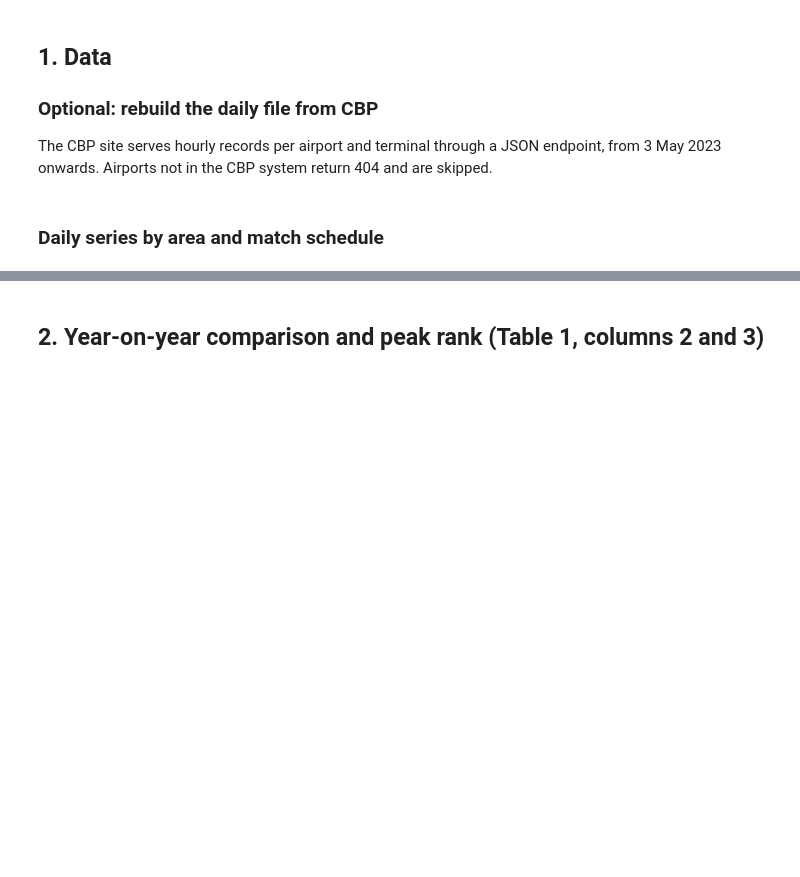
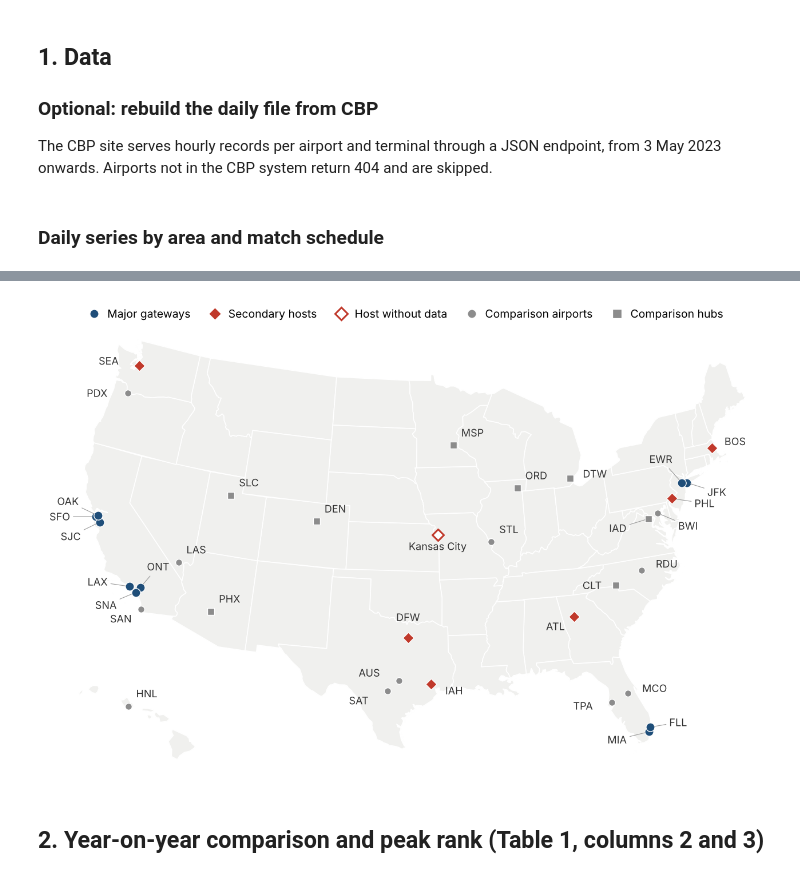
Before and after one commit to manueleleonelli/worldcup2026-arrivals, a Jupyter notebook: analysis.ipynb, the cells around one changed output, grey strips where cells are left out. Saved outputs shown, nothing was run; the diff lists cells and outputs as text; code cells hidden in the pictures; blank space fills up the shorter version.

```diff
--- a/analysis.ipynb
+++ b/analysis.ipynb
@@ -142,3 +148,68 @@ Philadelphia                824.0
+# %%
+import geopandas as gpd
+from matplotlib.lines import Line2D
+
+def load_path(name):
+    local = os.path.join('data', name)
+    return local if os.path.exists(local) else REPO + 'data/' + name
+
+states = gpd.read_file(load_path('us_states.geojson'))
+ap = load('airports.csv')
+ap = ap[ap.iata.isin(list(AREA) + ['MCI'])]
+MAJOR_AP = [a for m in MAJOR for a in HOST_AIRPORTS[m]]
+SECOND_AP = [a for m in SECONDARY for a in HOST_AIRPORTS[m]]
+STYLE = {'major': dict(marker='o', s=30, color='#1f4e79', edgecolor='white', linewidth=0.5, zorder=4),
+         'secondary': dict(marker='D', s=24, color='#c0392b', edgecolor='white', linewidth=0.5, zorder=4),
+         'comparison': dict(marker='o', s=18, color='#8c8c8c', edgecolor='white', linewidth=0.5, zorder=3),
+         'hub': dict(marker='s', s=18, color='#8c8c8c', edgecolor='white', linewidth=0.5, zorder=3),
+         'nodata': dict(marker='D', s=26, facecolor='white', edgecolor='#c0392b', linewidth=1.1, zorder=4)}
+ap['group'] = np.select([ap.iata.isin(MAJOR_AP), ap.iata.isin(SECOND_AP), ap.iata.isin(HUBS), ap.iata == 'MCI'],
+                        ['major', 'secondary', 'hub', 'nodata'], 'comparison')
+ap['label'] = ap.iata.where(ap.iata != 'MCI', 'Kansas City')
+# label offsets in points (dx, dy); a leader line is drawn when the label sits away from a crowded point
+OFFSET = {'SFO': (-16, 0), 'OAK': (-12, 9), 'SJC': (-12, -9), 'LAX': (-14, 3), 'ONT': (4, 9), 'SNA': (-12, -8),
+          'SAN': (-6, -10), 'JFK': (13, -6), 'EWR': (-6, 11), 'PHL': (14, -3), 'BWI': (13, -8), 'IAD': (-14, -6),
+          'BOS': (8, 4), 'MIA': (-14, -5), 'FLL': (12, 3), 'MCO': (9, 3), 'TPA': (-12, -2), 'AUS': (-12, 5),
+          'SAT': (-12, -6), 'IAH': (9, -4), 'DFW': (0, 9), 'RDU': (9, 4), 'CLT': (-9, 0), 'ATL': (-6, -10),
+          'PDX': (-13, 0), 'SEA': (-13, 3), 'DTW': (8, 3), 'Kansas City': (0, -11)}
+LEADER = {'SFO', 'OAK', 'SJC', 'LAX', 'ONT', 'SNA', 'JFK', 'EWR', 'PHL', 'BWI', 'IAD', 'MIA', 'FLL'}
+
+def draw(ax, crs, rows, bounds=None):
+    st = states.to_crs(crs)
+    st.plot(ax=ax, facecolor='#f0f0ee', edgecolor='white', linewidth=0.6)
+    pts = gpd.GeoDataFrame(rows, geometry=gpd.points_from_xy(rows.lon, rows.lat), crs=4326).to_crs(crs)
+    for g, d in pts.groupby('group'):
+        ax.scatter(d.geometry.x, d.geometry.y, **STYLE[g])
+    for _, r in pts.iterrows():
+        dx, dy = OFFSET.get(r.label, (5, 4))
+        ax.annotate(r.label, (r.geometry.x, r.geometry.y), xytext=(dx, dy), textcoords='offset points', fontsize=6.5,
+                    ha='left' if dx > 0 else 'right' if dx < 0 else 'center', va='center' if dy == 0 or abs(dx) > 6 else 'bottom',
+                    color='#333333', zorder=5,
+                    arrowprops=dict(arrowstyle='-', color='#999999', lw=0.4, shrinkA=0, shrinkB=2.5) if r.label in LEADER else None)
+    if bounds is not None:
+        ax.set_xlim(bounds[0], bounds[2]); ax.set_ylim(bounds[1], bounds[3])
+    ax.set_axis_off()
+
+plt.rcParams.update({'font.size': 8})
+fig = plt.figure(figsize=(6.5, 4.1))
+ax = fig.add_axes([0, 0, 1, 0.93])
+conus = states[~states.postal.isin(['AK', 'HI'])]
+x0, y0, x1, y1 = conus.to_crs(5070).total_bounds
+draw(ax, 5070, ap[ap.iata != 'HNL'], (x0 - 220e3, y0 - 120e3, x1 + 80e3, y1 + 30e3))
+ax_hi = fig.add_axes([0.04, 0.02, 0.2, 0.17])
+hi = states[states.postal == 'HI'].clip((-160.6, 18.7, -154.5, 22.5)).to_crs('ESRI:102007').total_bounds
+draw(ax_hi, 'ESRI:102007', ap[ap.iata == 'HNL'], (hi[0] - 15e3, hi[1] - 15e3, hi[2] + 15e3, hi[3] + 15e3))
+handles = []
+for g, lab in (('major', 'Major gateways'), ('secondary', 'Secondary hosts'), ('nodata', 'Host without data'),
+               ('comparison', 'Comparison airports'), ('hub', 'Comparison hubs')):
+    k = STYLE[g]
+    handles.append(Line2D([], [], ls='', marker=k['marker'], markersize=5.5, label=lab,
+                          markerfacecolor=k.get('facecolor', k.get('color')), markeredgecolor=k.get('edgecolor', k.get('color')),
+                          markeredgewidth=k.get('linewidth', 0.5)))
+fig.legend(handles=handles, frameon=False, loc='upper center', ncol=5, fontsize=7, handletextpad=0.2, columnspacing=1.2)
+fig.savefig('output/figure1_airports.pdf'); fig.savefig('output/figure1_airports.png', dpi=300); plt.show()
+# %% [output]
+[figure, added]
 # %% [markdown]
 ## 2. Year-on-year comparison and peak rank (Table 1, columns 2 and 3)
 # %%
```
Also changed, not shown: parts of 28 cells of this notebook, 29 other files.
